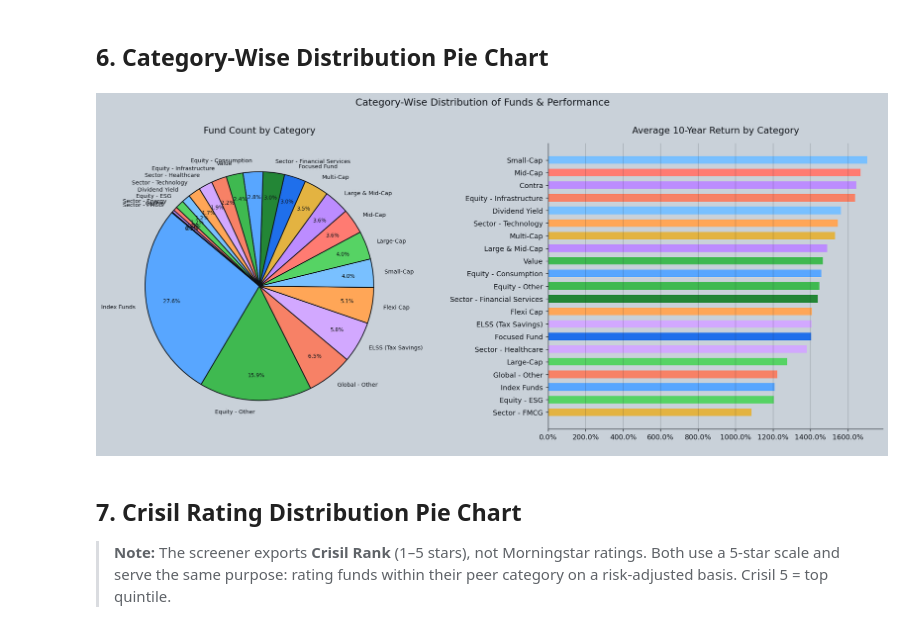
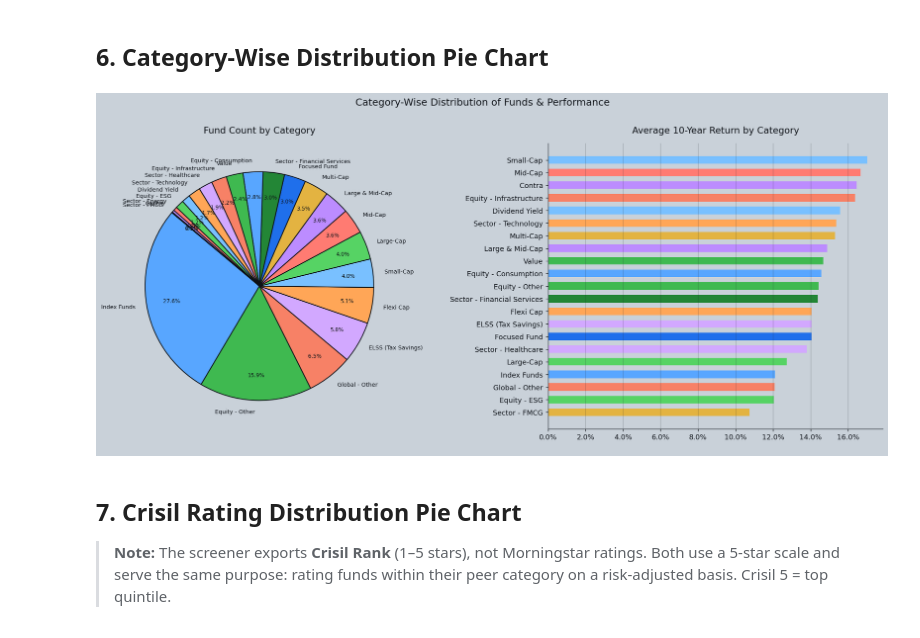
Before and after one commit to ParikhKadam/stock-trader, a Jupyter notebook: mutualfunds/mutual_fund_analysis.ipynb, the cells around one changed output. Drawn from its saved outputs; the diff is of its cells as text; code cells hidden in the pictures.

```diff
--- a/mutualfunds/mutual_fund_analysis.ipynb
+++ b/mutualfunds/mutual_fund_analysis.ipynb
@@ -282,35 +280,35 @@ cat_counts = df["Category Name"].value_counts()
 fig, axes = plt.subplots(1, 2, figsize=(16, 7))
 
 # ── Left: fund count ────────────────────────────────────────────────────────
 wedges, texts, autotexts = axes[0].pie(
     cat_counts,
     labels=cat_counts.index,
     autopct="%1.1f%%",
     startangle=140,
     colors=PALETTE[:len(cat_counts)],
     pctdistance=0.78,
     wedgeprops={"linewidth": 1.2, "edgecolor": "#0d1117"},
 )
 for t in texts: t.set_fontsize(8)
 for at in autotexts: at.set_fontsize(7.5); at.set_color("#0d1117")
 axes[0].set_title("Fund Count by Category", fontsize=13, pad=14)
 
 # ── Right: average 10Y return per category ──────────────────────────────────
-cat_10y = df.groupby("Category Name")["10Y"].mean().dropna().sort_values(ascending=False) * 100
+cat_10y = df.groupby("Category Name")["10Y"].mean().dropna().sort_values(ascending=False)
 bar_colors = [PALETTE[list(cat_counts.index).index(c) % len(PALETTE)] for c in cat_10y.index]
 
 axes[1].barh(cat_10y.index[::-1], cat_10y.values[::-1], color=bar_colors[::-1], height=0.6)
 axes[1].xaxis.set_major_formatter(mtick.FormatStrFormatter("%.1f%%"))
 axes[1].set_xlabel("Avg 10-Year CAGR", fontsize=10)
 axes[1].set_title("Average 10-Year Return by Category", fontsize=13, pad=14)
 axes[1].grid(axis="x", alpha=0.25)
 for spine in ["top", "right"]: axes[1].spines[spine].set_visible(False)
 
 plt.suptitle("Category-Wise Distribution of Funds & Performance", fontsize=14, y=1.01)
 plt.tight_layout()
 plt.show()
 # %% [output]
-[figure, old version]
+[figure, new version]
 # %% [markdown]
 ## 7. Crisil Rating Distribution Pie Chart
 
```
Also changed, not shown: parts of 7 cells of this notebook, 4 other files.
